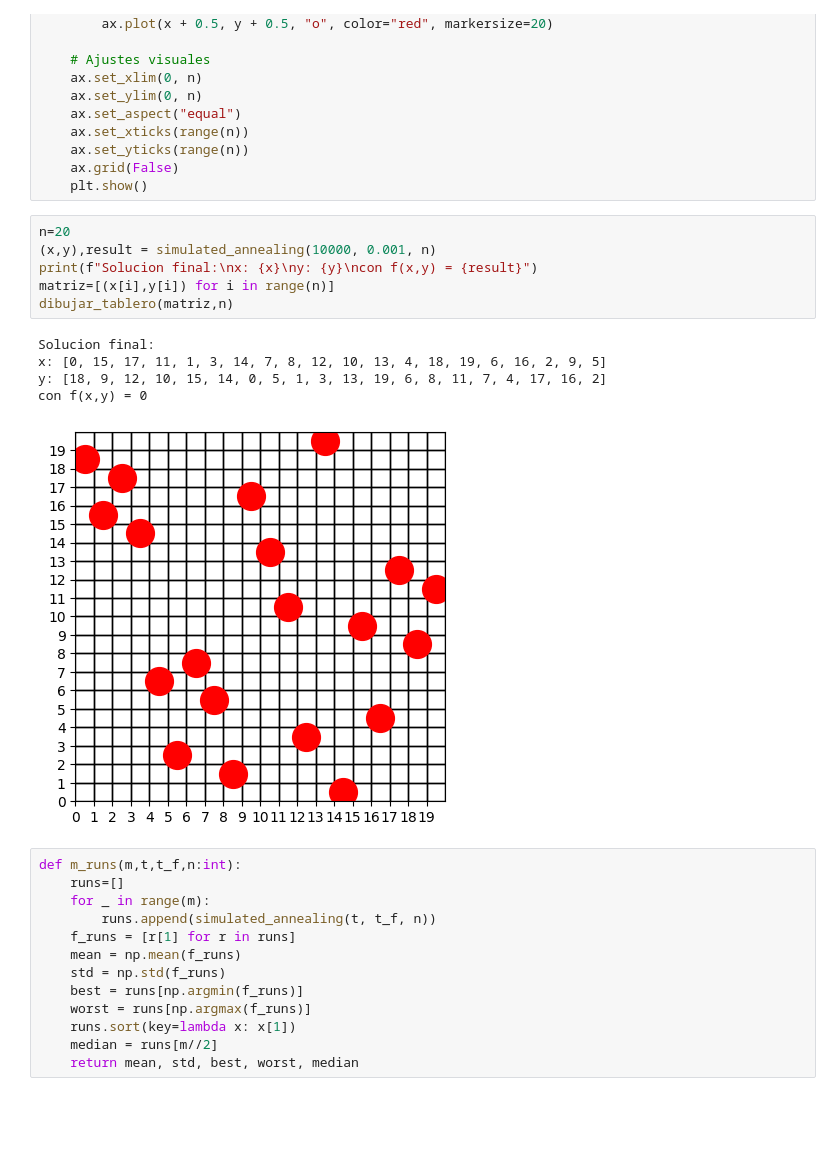
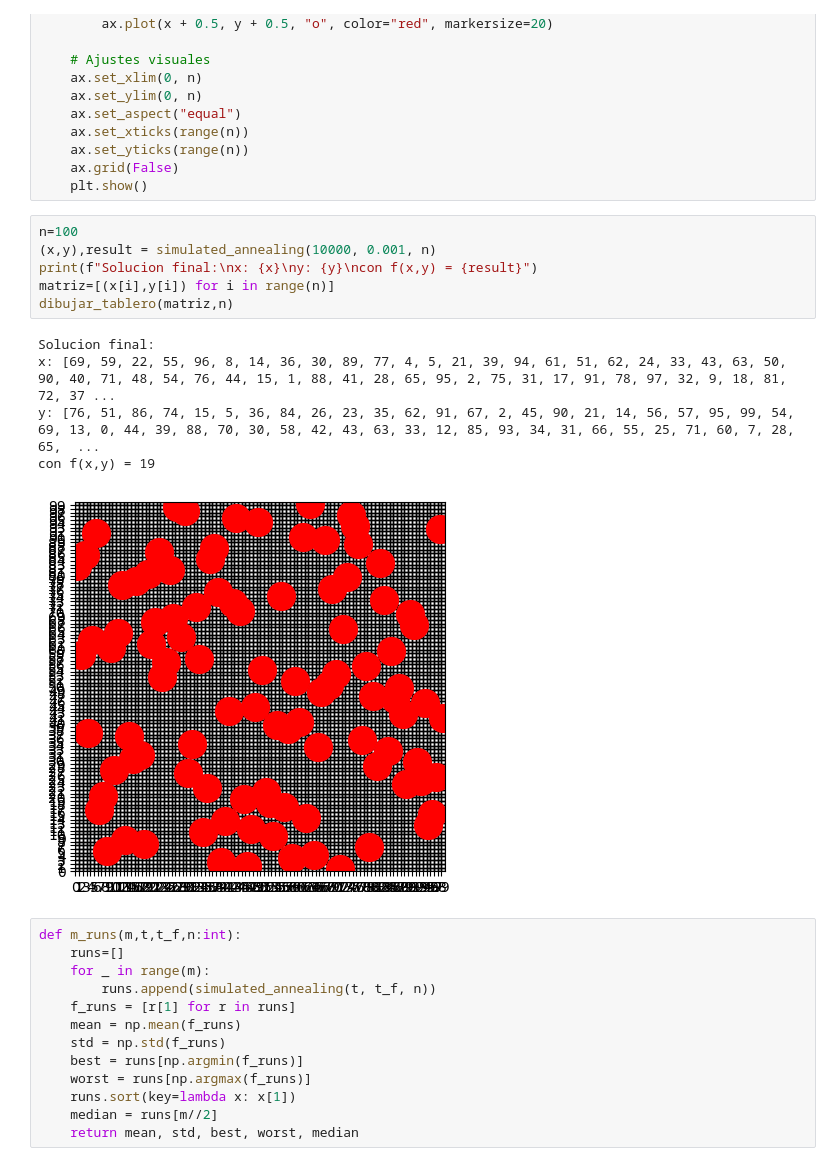
Before and after one commit to GARTU90/ProblemaOchoReinas, a Jupyter notebook: n_reinas.ipynb, the cells around one changed output. Drawn from its saved outputs; the diff is of its cells as text; blank space fills up the shorter version.

```diff
--- a/n_reinas.ipynb
+++ b/n_reinas.ipynb
@@ -126,17 +126,17 @@ def dibujar_tablero(coordenadas, n:int):
     ax.grid(False)
     plt.show()
 # %%
-n=20
+n=100
 (x,y),result = simulated_annealing(10000, 0.001, n)
 print(f"Solucion final:\nx: {x}\ny: {y}\ncon f(x,y) = {result}")
 matriz=[(x[i],y[i]) for i in range(n)]
 dibujar_tablero(matriz,n)
 # %% [output]
 Solucion final:
-x: [0, 15, 17, 11, 1, 3, 14, 7, 8, 12, 10, 13, 4, 18, 19, 6, 16, 2, 9, 5]
-y: [18, 9, 12, 10, 15, 14, 0, 5, 1, 3, 13, 19, 6, 8, 11, 7, 4, 17, 16, 2]
-con f(x,y) = 0
+x: [69, 59, 22, 55, 96, 8, 14, 36, 30, 89, 77, 4, 5, 21, 39, 94, 61, 51, 62, 24, 33, 43, 63, 50, 90, 40, 71, 48, 54, 76, 44, 15, 1, 88, 41, 28, 65, 95, 2, 75, 31, 17, 91, 78, 97, 32, 9, 18, 81, 72, 37 ...
+y: [76, 51, 86, 74, 15, 5, 36, 84, 26, 23, 35, 62, 91, 67, 2, 45, 90, 21, 14, 56, 57, 95, 99, 54, 69, 13, 0, 44, 39, 88, 70, 30, 58, 42, 43, 63, 33, 12, 85, 93, 34, 31, 66, 55, 25, 71, 60, 7, 28, 65,  ...
+con f(x,y) = 19
-[figure, old version]
+[figure, new version]
 # %%
 def m_runs(m,t,t_f,n:int):
     runs=[]
```
Also changed, not shown: parts of 4 cells of this notebook, 3 other files.
